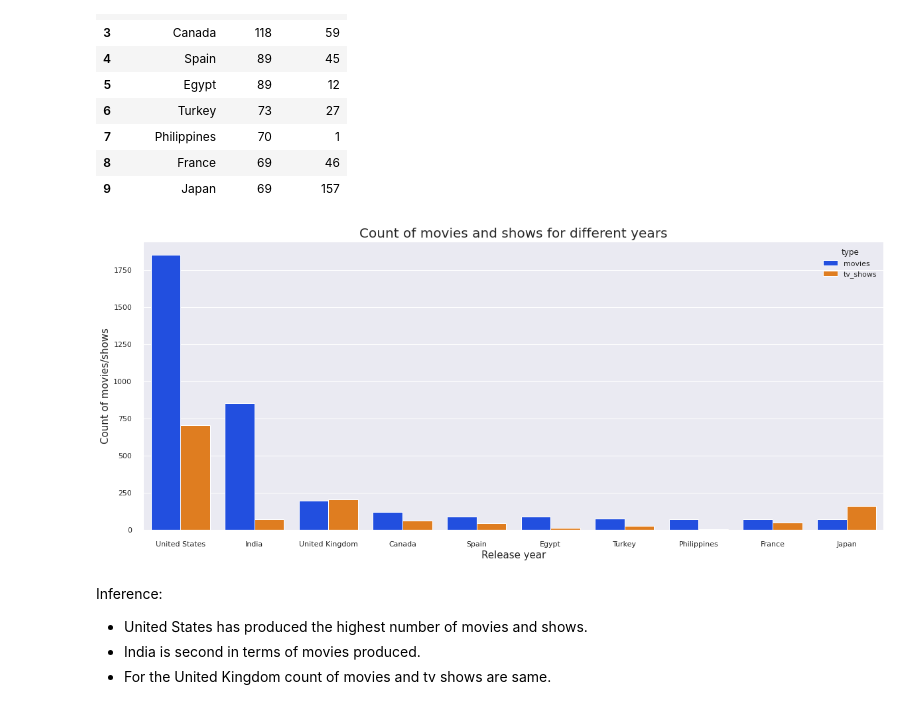
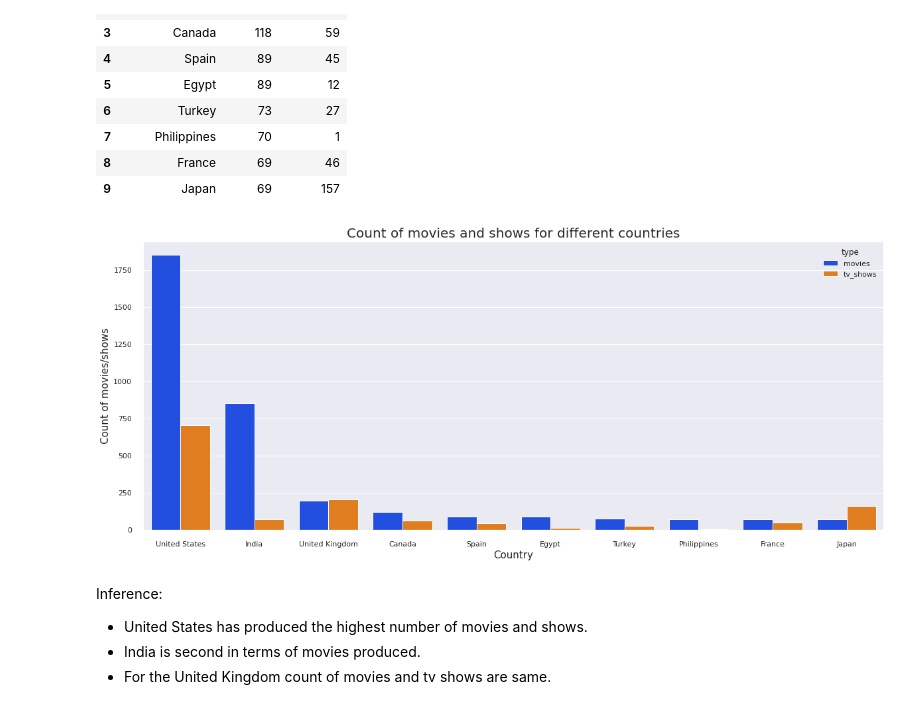
Before and after one commit to codeboy47/Netflix-movies-and-tv-shows-clustering, a Jupyter notebook: Individual_Notebook.ipynb, the cells around one changed output. Cells and saved outputs as stored; diff of their text form; code cells hidden in the pictures.

```diff
--- a/Individual_Notebook.ipynb
+++ b/Individual_Notebook.ipynb
@@ -344,9 +344,9 @@ inner_df
 dfm = inner_df.melt('country', var_name = 'type', value_name = 'vals')
 # %%
 # calling create_sns_plot function to plot double bar graph
-create_sns_plot(sns.barplot, 'country', 'vals', dfm, sns.color_palette('bright'), 'Count of movies and shows for different years', 'Release year', 'Count of movies/shows', 'type')
+create_sns_plot(sns.barplot, 'country', 'vals', dfm, sns.color_palette('bright'), 'Count of movies and shows for different countries', 'Country', 'Count of movies/shows', 'type')
 # %% [output]
-[figure, old version]
+[figure, new version]
 # %% [markdown]
 Inference: <br>
 * United States has produced the highest number of movies and shows.
```
Also changed, not shown: parts of 4 cells of this notebook.
